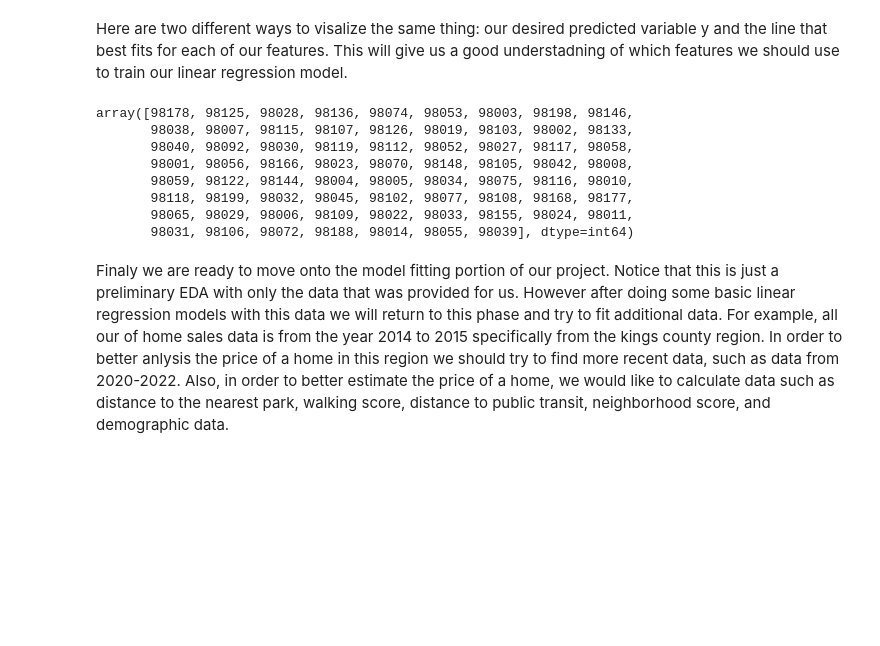
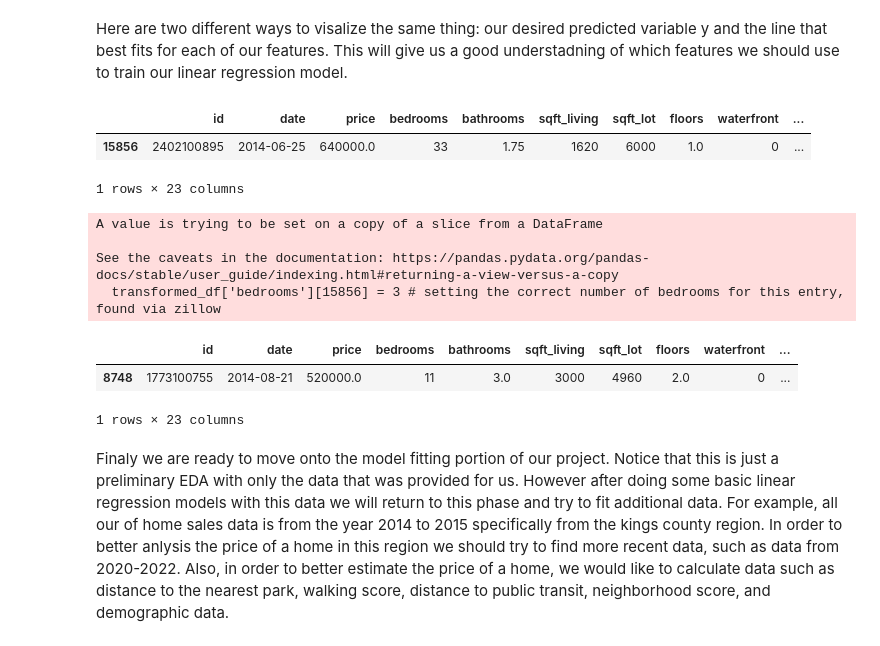
Before and after one commit to tweatherfordk/Linear-Regression-Housing-Model, a Jupyter notebook: Pedro/kings_county_eda.ipynb, the cells around one changed output. Drawn from its saved outputs; the diff is of its cells as text; code cells hidden in the pictures; blank space fills up the shorter version.

```diff
--- a/Pedro/kings_county_eda.ipynb
+++ b/Pedro/kings_county_eda.ipynb
@@ -89,3 +89,7 @@ df.view.fillna("NONE", inplace = True) #filling in NaN values with string NONE
 Now it is time to move away from filling in our null values and correcting our data types and to begin dealing with our ordinal columns.
 # %%
 df["renovated"] = df["yr_renovated"].apply(lambda x: 0 if x==0.0 else 1) # adding a new column where 1 means home was renovated and 0 is never renovated
+# %%
+df.yr_renovated.fillna(df['yr_built'], inplace= True) # replacing NaN values with corresponding yr_built value
+# in yr_renovated column
+df.yr_renovated.isna().sum() # checking to see if there are any NaN values
@@ -157,16 +163,23 @@ desired_columns = ['bedrooms', 'bathrooms', 'sqft_living',
 Here are two different ways to visalize the same thing: our desired predicted variable y and the line that best fits for each of our features. This will give us a good understadning of which features we should use to train our linear regression model.
 # %%
 transformed_df.loc[transformed_df.bedrooms == transformed_df.bedrooms.max()]
-transformed_df.zipcode.unique()
 # %% [output]
+|  | id | date | price | bedrooms | bathrooms | sqft_living | sqft_lot | floors | waterfront | ... |
+| 15856 | 2402100895 | 2014-06-25 | 640000.0 | 33 | 1.75 | 1620 | 6000 | 1.0 | 0 | ... |
-array([98178, 98125, 98028, 98136, 98074, 98053, 98003, 98198, 98146,
-       98038, 98007, 98115, 98107, 98126, 98019, 98103, 98002, 98133,
-       98040, 98092, 98030, 98119, 98112, 98052, 98027, 98117, 98058,
-       98001, 98056, 98166, 98023, 98070, 98148, 98105, 98042, 98008,
-       98059, 98122, 98144, 98004, 98005, 98034, 98075, 98116, 98010,
-       98118, 98199, 98032, 98045, 98102, 98077, 98108, 98168, 98177,
-       98065, 98029, 98006, 98109, 98022, 98033, 98155, 98024, 98011,
-       98031, 98106, 98072, 98188, 98014, 98055, 98039], dtype=int64)
+1 rows × 23 columns
+# %%
+transformed_df['bedrooms'][15856] = 3 # setting the correct number of bedrooms for this entry, found via zillow
+# %% [output]
+A value is trying to be set on a copy of a slice from a DataFrame
+
+See the caveats in the documentation: https://pandas.pydata.org/pandas-docs/stable/user_guide/indexing.html#returning-a-view-versus-a-copy
+  transformed_df['bedrooms'][15856] = 3 # setting the correct number of bedrooms for this entry, found via zillow
+# %%
+transformed_df.loc[transformed_df.bedrooms == transformed_df.bedrooms.max()]
+# %% [output]
+|  | id | date | price | bedrooms | bathrooms | sqft_living | sqft_lot | floors | waterfront | ... |
+| 8748 | 1773100755 | 2014-08-21 | 520000.0 | 11 | 3.0 | 3000 | 4960 | 2.0 | 0 | ... |
+1 rows × 23 columns
 # %%
 # for col in desired_columns :
 #     fig, ax = plt.subplots(figsize=(8,4))
```
Also changed, not shown: parts of 3 cells of this notebook, 1 other file.
